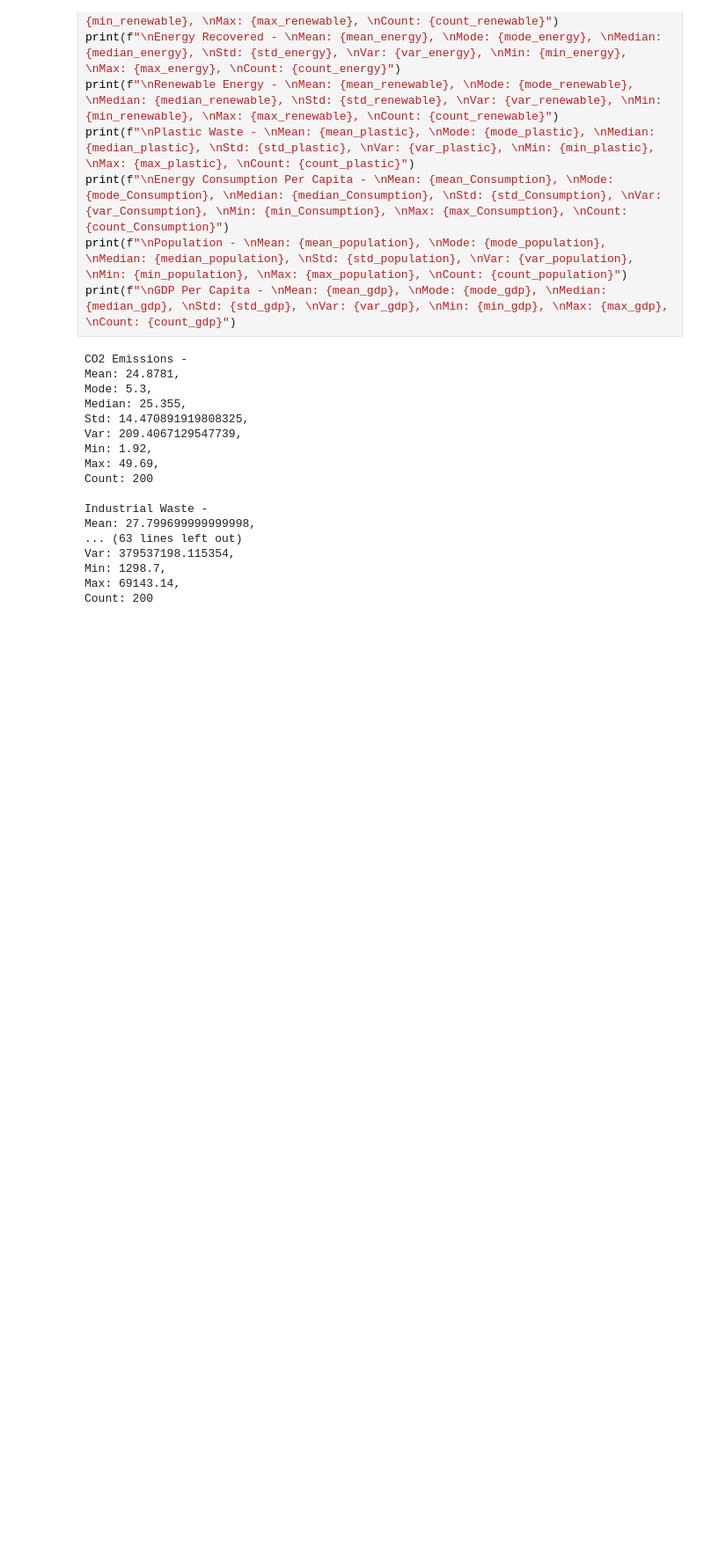
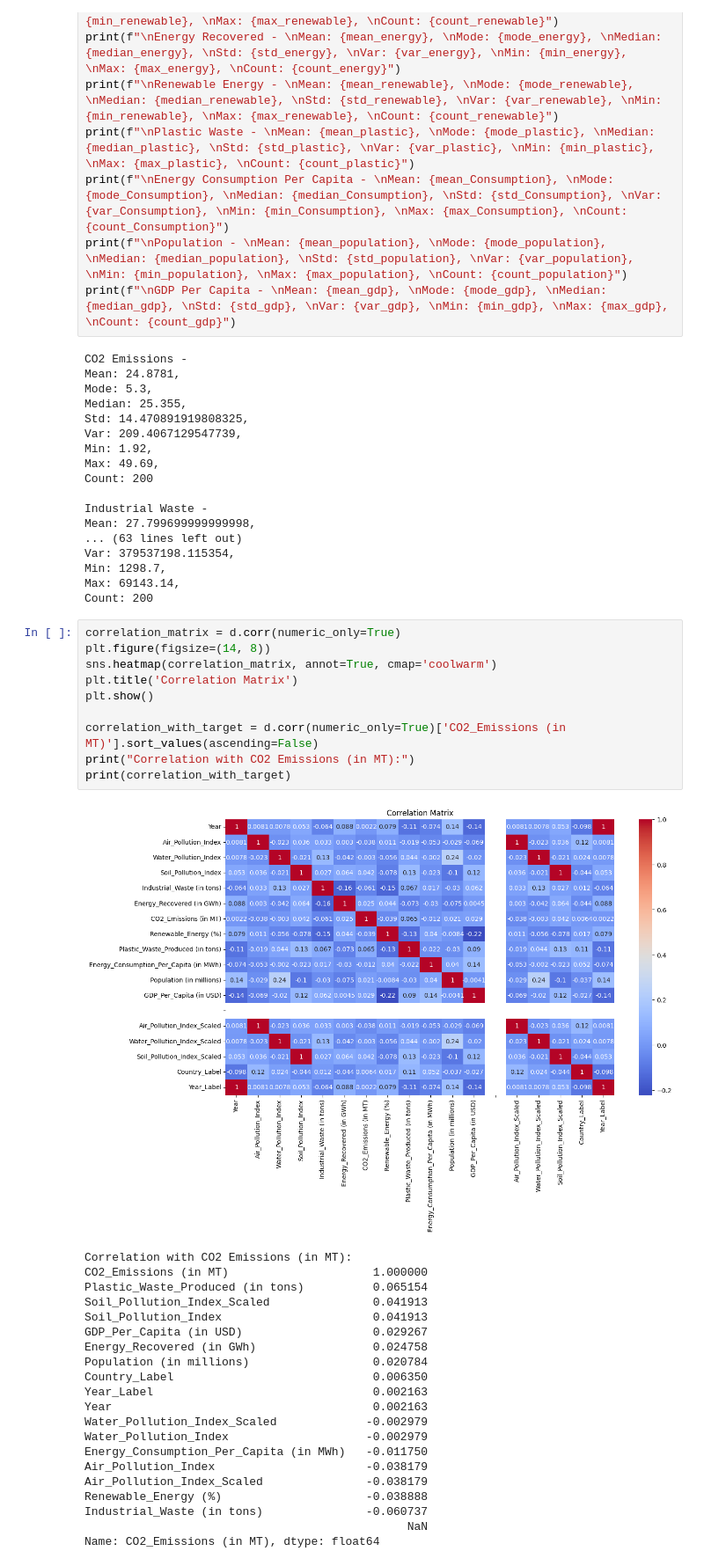
Before and after one commit to princypandya/Global-Pollution-Analysis-and-Energy-Recovery, a Jupyter notebook: Assignment2.ipynb, the cells around one changed output. Shown at 88% size. Saved outputs shown, nothing was run; the diff lists cells and outputs as text; blank space fills up the shorter version.

```diff
--- a/Assignment2.ipynb
+++ b/Assignment2.ipynb
@@ -265,3 +265,35 @@ Var: 379537198.115354,
 Min: 1298.7,
 Max: 69143.14,
 Count: 200
+# %%
+correlation_matrix = d.corr(numeric_only=True)
+plt.figure(figsize=(14, 8))
+sns.heatmap(correlation_matrix, annot=True, cmap='coolwarm')
+plt.title('Correlation Matrix')
+plt.show()
+
+correlation_with_target = d.corr(numeric_only=True)['CO2_Emissions (in MT)'].sort_values(ascending=False)
+print("Correlation with CO2 Emissions (in MT):")
+print(correlation_with_target)
+# %% [output]
+[figure, added]
+Correlation with CO2 Emissions (in MT):
+CO2_Emissions (in MT)                     1.000000
+Plastic_Waste_Produced (in tons)          0.065154
+Soil_Pollution_Index_Scaled               0.041913
+Soil_Pollution_Index                      0.041913
+GDP_Per_Capita (in USD)                   0.029267
+Energy_Recovered (in GWh)                 0.024758
+Population (in millions)                  0.020784
+Country_Label                             0.006350
+Year_Label                                0.002163
+Year                                      0.002163
+Water_Pollution_Index_Scaled             -0.002979
+Water_Pollution_Index                    -0.002979
+Energy_Consumption_Per_Capita (in MWh)   -0.011750
+Air_Pollution_Index                      -0.038179
+Air_Pollution_Index_Scaled               -0.038179
+Renewable_Energy (%)                     -0.038888
+Industrial_Waste (in tons)               -0.060737
+                                               NaN
+Name: CO2_Emissions (in MT), dtype: float64
```
Also changed, not shown: parts of 10 cells of this notebook.
